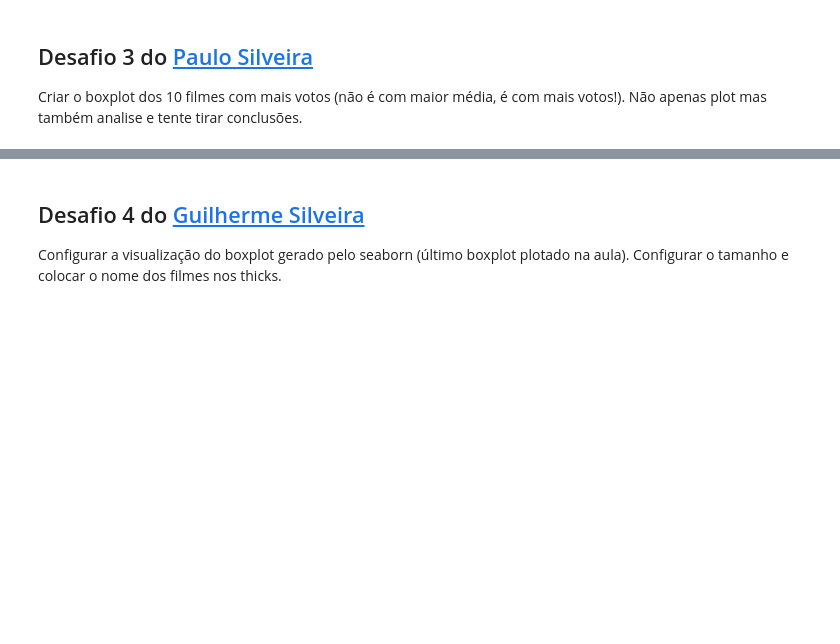
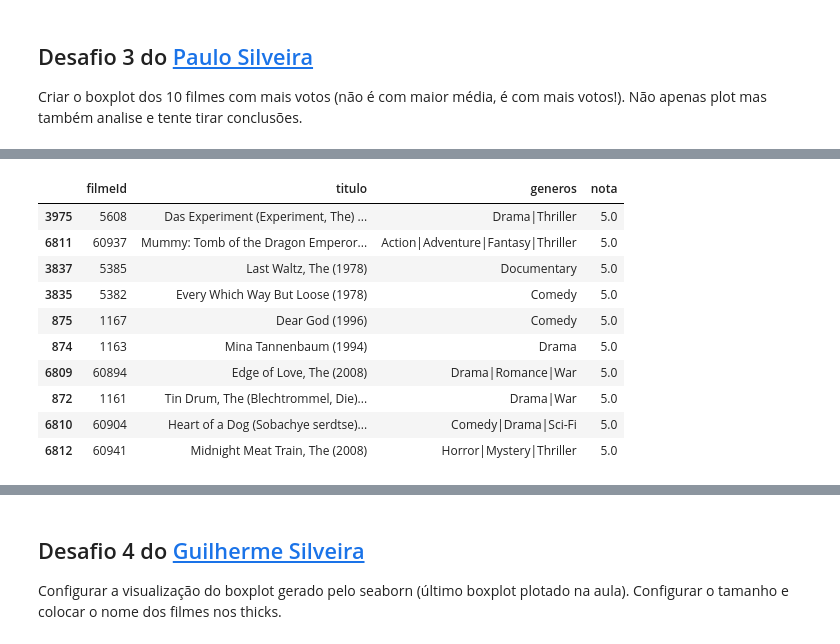
Before and after one commit to luislauriano/Alura_QuarentenaDados, a Jupyter notebook: QuarentenaDados_aula02.ipynb, the cells around one changed output, grey strips where cells are left out. Cells and saved outputs as stored; diff of their text form; code cells hidden in the pictures; blank space fills up the shorter version.

```diff
--- a/QuarentenaDados_aula02.ipynb
+++ b/QuarentenaDados_aula02.ipynb
@@ -812,0 +843,14 @@ Encontar vários filmes com médias próximas e distribuições diferentes, use
+# %%
+filmes_com_nota.sort_values(ascending=False, by='nota').head(10)
+# %% [output]
+|  | filmeId | titulo | generos | nota |
+| 3975 | 5608 | Das Experiment (Experiment, The) ... | Drama|Thriller | 5.0 |
+| 6811 | 60937 | Mummy: Tomb of the Dragon Emperor... | Action|Adventure|Fantasy|Thriller | 5.0 |
+| 3837 | 5385 | Last Waltz, The (1978) | Documentary | 5.0 |
+| 3835 | 5382 | Every Which Way But Loose (1978) | Comedy | 5.0 |
+| 875 | 1167 | Dear God (1996) | Comedy | 5.0 |
+| 874 | 1163 | Mina Tannenbaum (1994) | Drama | 5.0 |
+| 6809 | 60894 | Edge of Love, The (2008) | Drama|Romance|War | 5.0 |
+| 872 | 1161 | Tin Drum, The (Blechtrommel, Die)... | Drama|War | 5.0 |
+| 6810 | 60904 | Heart of a Dog (Sobachye serdtse)... | Comedy|Drama|Sci-Fi | 5.0 |
+| 6812 | 60941 | Midnight Meat Train, The (2008) | Horror|Mystery|Thriller | 5.0 |
```
Also changed, not shown: parts of 6 cells of this notebook.
